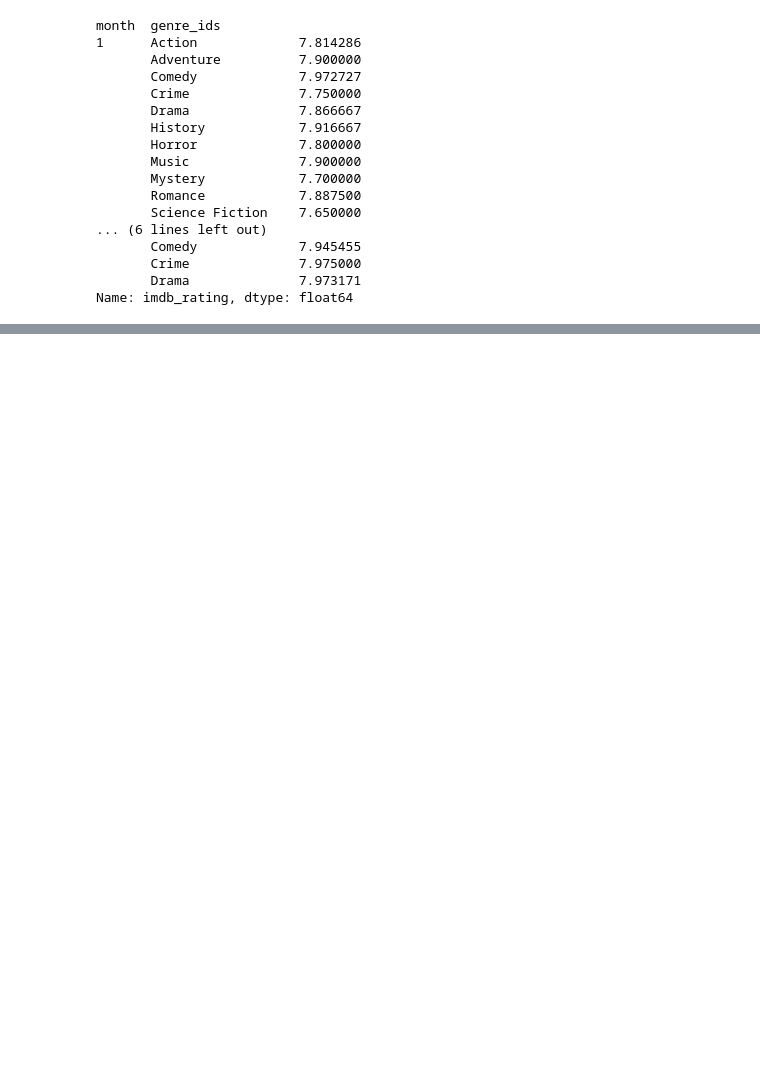
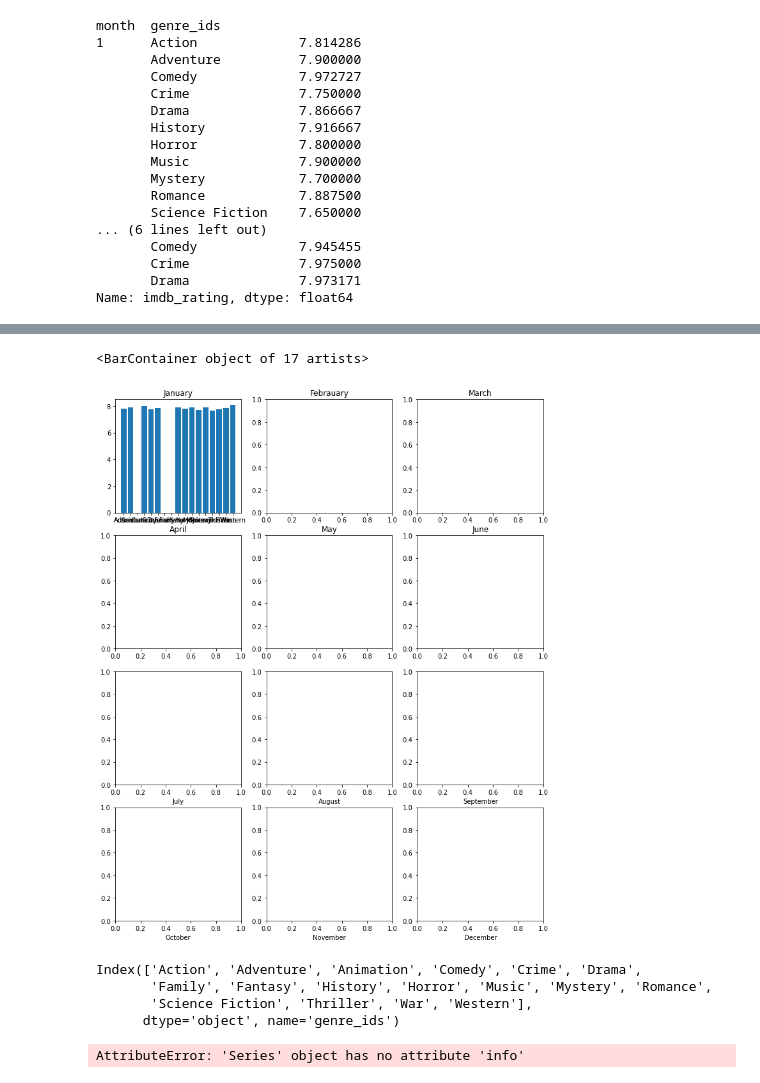
Before and after one commit to raizelistaken/MovieAnalysis, a Jupyter notebook: Combined_DF.ipynb, the cells around one changed output, grey strips where cells are left out. Drawn from its saved outputs; the diff is of its cells as text; code cells hidden in the pictures; blank space fills up the shorter version.

```diff
--- a/Combined_DF.ipynb
+++ b/Combined_DF.ipynb
@@ -385,0 +401,16 @@ combined.sort_values(by = ['month', 'genre'])
+# %%
+# fig, ax = plt.subplots(figsize=(12, 7))
+# x = df.groupby('genre_ids')['vote_average'].mean().index
+# y = df.groupby('genre_ids')['vote_average'].mean().values
+# ax.bar(x,y, color = ['dodgerblue','gray', 'mediumspringgreen'])
+# plt.xticks(rotation=45)
+# ax.set_title('Ratings for each Genre', fontsize = 20)
+# ax.set_xlabel('Genre', fontsize = 14)
+# ax.set_ylabel('Average Vote', fontsize = 14)
+
+
+# plt.savefig('genres_month_rating_bargraph')
+
+# combo.groupby(['month', 'genre_ids'])['imdb_rating'].mean().unstack().plot.bar()
+month_genre_rating = combo.groupby(['month', 'genre_ids'])['imdb_rating'].mean().unstack().transpose()
+month_genre_rating
@@ -385,0 +458,47 @@ combined.sort_values(by = ['month', 'genre'])
+# %%
+fig , axes = plt.subplots(4,3, figsize = (12,15))
+
+axes[0][0].set_title('January')
+axes[0][1].set_title('Febrauary')
+axes[0][2].set_title('March')
+axes[1][0].set_title('April')
+axes[1][1].set_title('May')
+axes[1][2].set_title('June')
+axes[2][0].set_xlabel('July')
+axes[2][1].set_xlabel('August')
+axes[2][2].set_xlabel('September')
+axes[3][0].set_xlabel('October')
+axes[3][1].set_xlabel('November')
+axes[3][2].set_xlabel('December')
+
+# axes[0][0].set_ylabel('Count')
+# axes[0][1].set_ylabel('Number of Contestants at Age')
+# axes[0][2].set_ylabel('Number of Contestants at Age')
+# axes[1][0].set_ylabel('Number of Contestants at Age')
+# axes[1][1].set_ylabel('Number of Contestants at Age')
+# axes[1][2].set_ylabel('Number of Contestants at Age')
+
+x = month_genre_rating.index
+y = month_genre_rating[1]
+# y1 = month_genre_rating['1']
+
+
+axes[0][0].bar(x, y)
+# axes[0][1].bar(x[1], y1[1])
+# axes[0][2].bar(x[2], y[2])
+# axes[1][0].bar(x[3], y[3])
+# axes[1][1].bar(x[4], y[4])
+# %% [output]
+<BarContainer object of 17 artists>
+[figure, added]
+# %%
+month_genre_rating.index
+# %% [output]
+Index(['Action', 'Adventure', 'Animation', 'Comedy', 'Crime', 'Drama',
+       'Family', 'Fantasy', 'History', 'Horror', 'Music', 'Mystery', 'Romance',
+       'Science Fiction', 'Thriller', 'War', 'Western'],
+      dtype='object', name='genre_ids')
+# %%
+month_genre_rating.info()
+# %% [output]
+AttributeError: 'Series' object has no attribute 'info'
```
Also changed, not shown: parts of 8 cells of this notebook, 1 other file.
